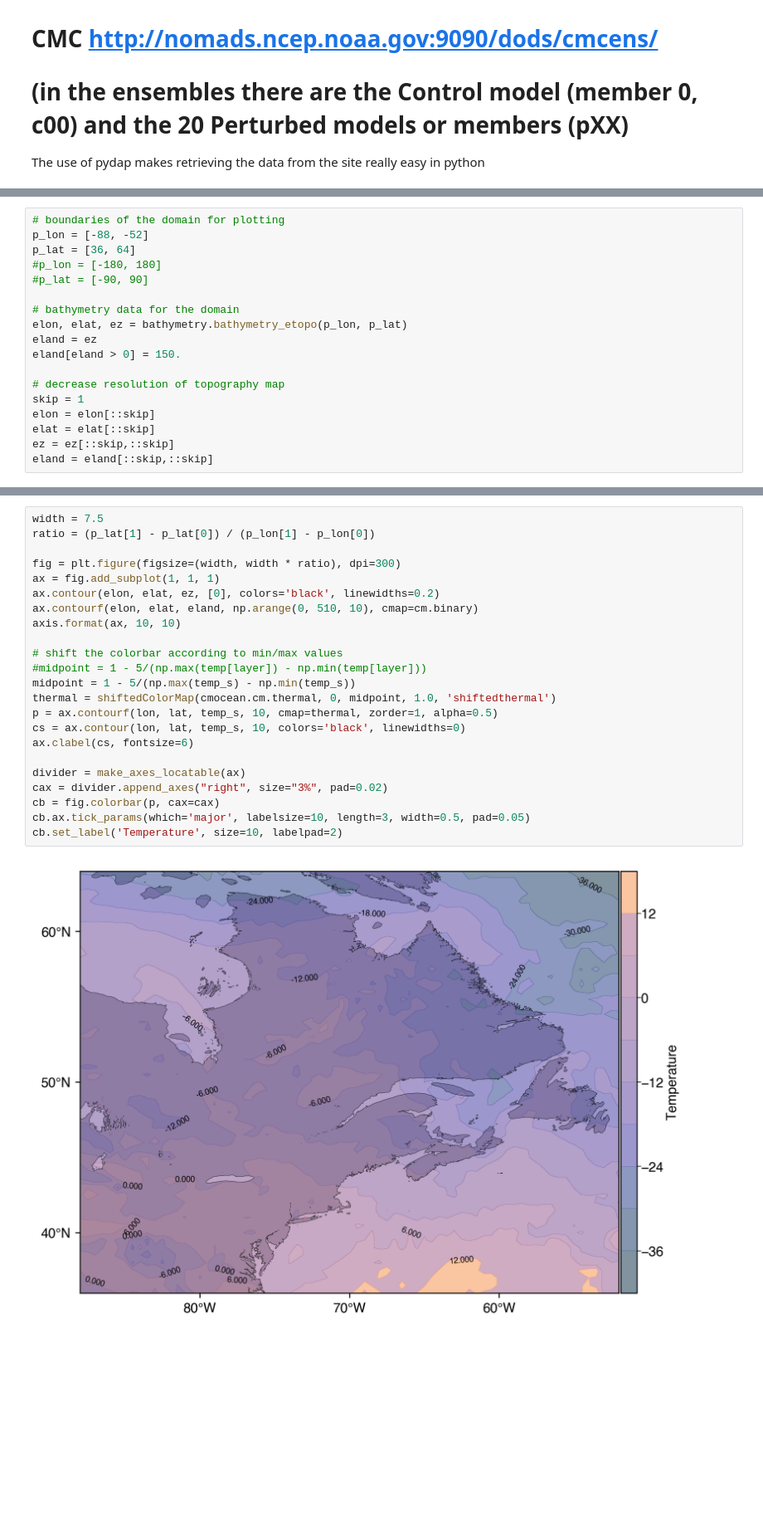
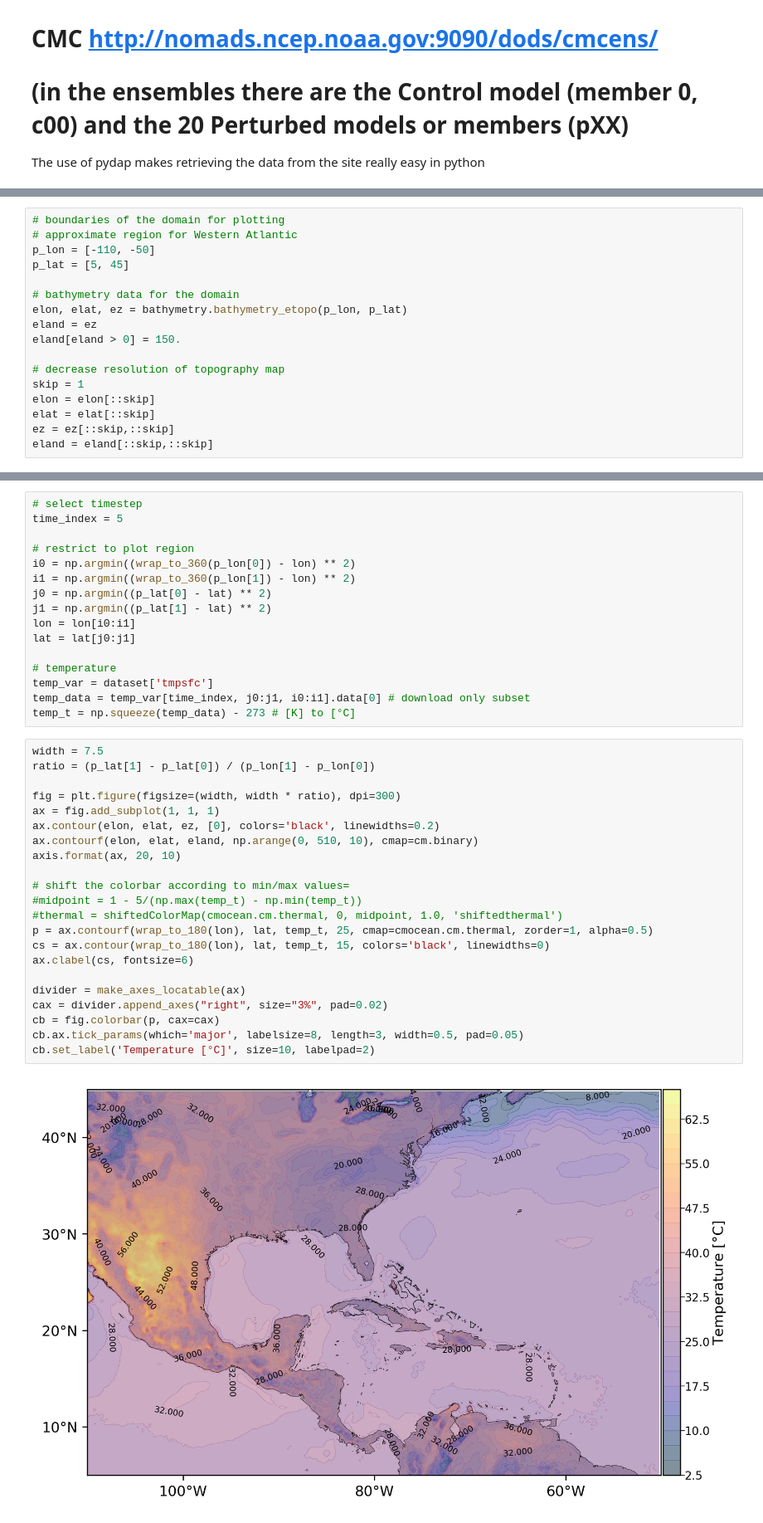
Before and after one commit to philippemiron/notebooks, a Jupyter notebook: weather_model_demo.ipynb, the cells around one changed output, grey strips where cells are left out. Shown at 83% size. Drawn from its saved outputs; the diff is of its cells as text; blank space fills up the shorter version.

```diff
--- a/weather_model_demo.ipynb
+++ b/weather_model_demo.ipynb
@@ -50,9 +48,8 @@ print(len(lon))
 # %%
 # boundaries of the domain for plotting
-p_lon = [-88, -52]
-p_lat = [36, 64]
-#p_lon = [-180, 180]
-#p_lat = [-90, 90]
+# approximate region for Western Atlantic
+p_lon = [-110, -50]
+p_lat = [5, 45]
 
 # bathymetry data for the domain
 elon, elat, ez = bathymetry.bathymetry_etopo(p_lon, p_lat)
@@ -86,25 +65,40 @@ temp_s = nc['Temperature_surface'][0, j0:j1, i0:i1] - 273.25 # to °C
+# %%
+# select timestep
+time_index = 5
+
+# restrict to plot region
+i0 = np.argmin((wrap_to_360(p_lon[0]) - lon) ** 2)
+i1 = np.argmin((wrap_to_360(p_lon[1]) - lon) ** 2)
+j0 = np.argmin((p_lat[0] - lat) ** 2)
+j1 = np.argmin((p_lat[1] - lat) ** 2)
+lon = lon[i0:i1]
+lat = lat[j0:j1]
+
+# temperature
+temp_var = dataset['tmpsfc']
+temp_data = temp_var[time_index, j0:j1, i0:i1].data[0] # download only subset
+temp_t = np.squeeze(temp_data) - 273 # [K] to [°C]
 # %%
 width = 7.5
 ratio = (p_lat[1] - p_lat[0]) / (p_lon[1] - p_lon[0])
 
 fig = plt.figure(figsize=(width, width * ratio), dpi=300)
 ax = fig.add_subplot(1, 1, 1)
 ax.contour(elon, elat, ez, [0], colors='black', linewidths=0.2)
 ax.contourf(elon, elat, eland, np.arange(0, 510, 10), cmap=cm.binary)
-axis.format(ax, 10, 10)
+axis.format(ax, 20, 10)
 
-# shift the colorbar according to min/max values
-#midpoint = 1 - 5/(np.max(temp[layer]) - np.min(temp[layer]))
-midpoint = 1 - 5/(np.max(temp_s) - np.min(temp_s))
-thermal = shiftedColorMap(cmocean.cm.thermal, 0, midpoint, 1.0, 'shiftedthermal')
-p = ax.contourf(lon, lat, temp_s, 10, cmap=thermal, zorder=1, alpha=0.5)
-cs = ax.contour(lon, lat, temp_s, 10, colors='black', linewidths=0)
+# shift the colorbar according to min/max values=
+#midpoint = 1 - 5/(np.max(temp_t) - np.min(temp_t))
+#thermal = shiftedColorMap(cmocean.cm.thermal, 0, midpoint, 1.0, 'shiftedthermal')
+p = ax.contourf(wrap_to_180(lon), lat, temp_t, 25, cmap=cmocean.cm.thermal, zorder=1, alpha=0.5)
+cs = ax.contour(wrap_to_180(lon), lat, temp_t, 15, colors='black', linewidths=0)
 ax.clabel(cs, fontsize=6)
 
 divider = make_axes_locatable(ax)
 cax = divider.append_axes("right", size="3%", pad=0.02)
 cb = fig.colorbar(p, cax=cax)
-cb.ax.tick_params(which='major', labelsize=10, length=3, width=0.5, pad=0.05)
-cb.set_label('Temperature', size=10, labelpad=2)
+cb.ax.tick_params(which='major', labelsize=8, length=3, width=0.5, pad=0.05)
+cb.set_label('Temperature [°C]', size=10, labelpad=2)
 # %% [output]
-[figure, old version]
+[figure, new version]
```
Also changed, not shown: parts of 4 cells of this notebook, 7 other files.
